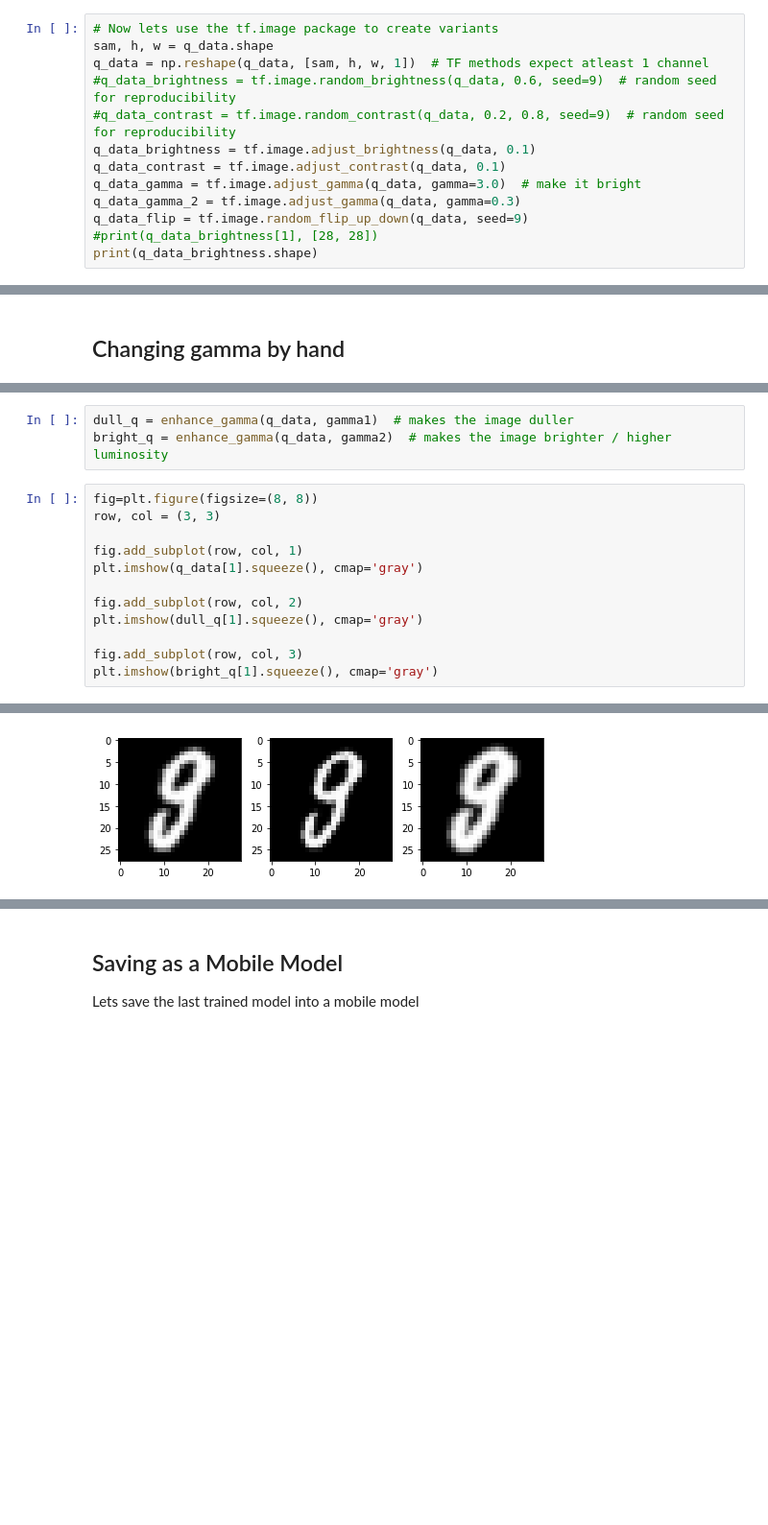
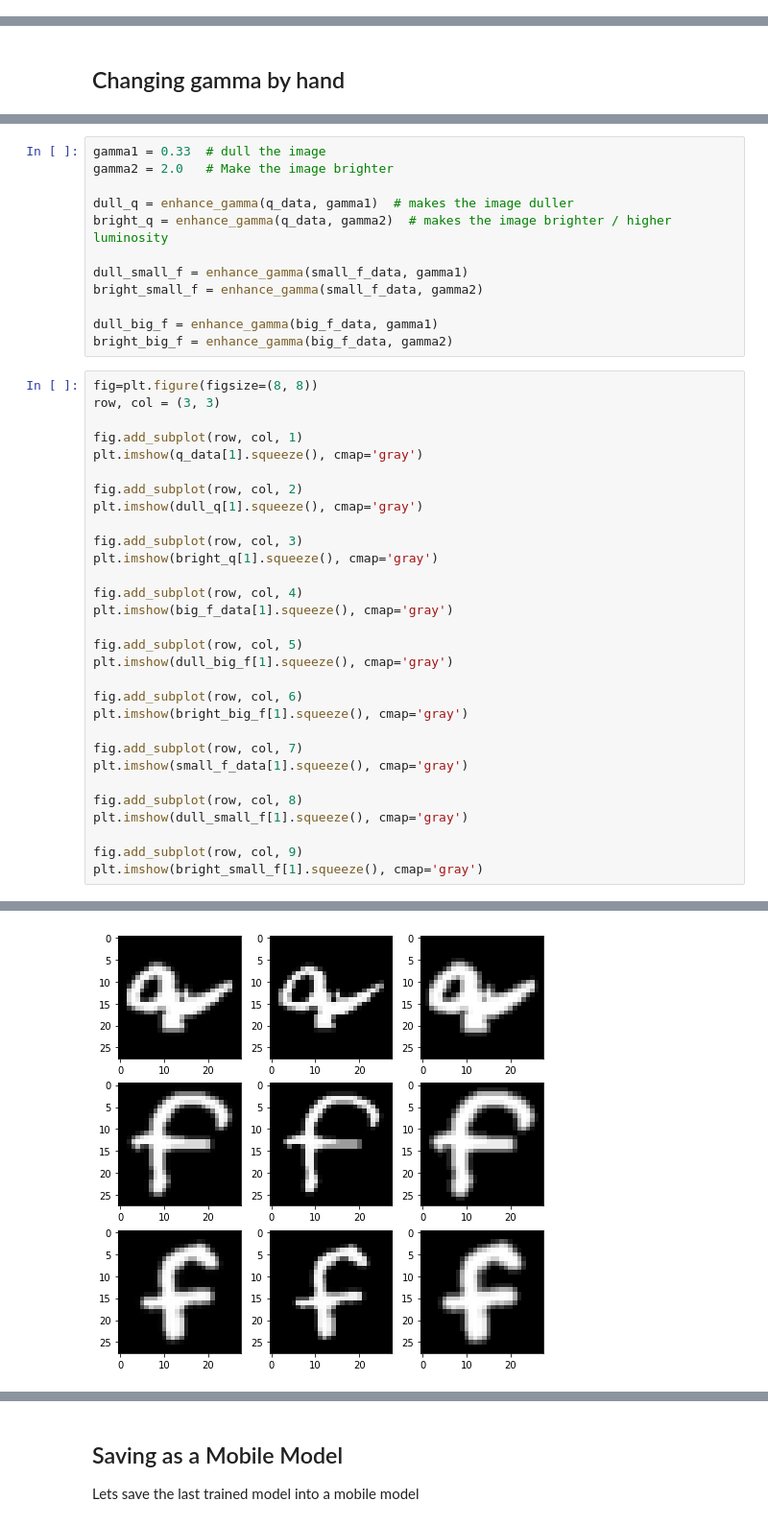
Before and after one commit to PacktPublishing/Hands-On-Deep-Learning-for-Mobile, a Jupyter notebook: Chapter5/mobile_cnn_model.ipynb, the cells around one changed output, grey strips where cells are left out. Shown at 96% size. Drawn from its saved outputs; the diff is of its cells as text; blank space fills up the shorter version.

Commit message:
complete till data aug. Need to rerun the full sheet once before publication

```diff
--- a/Chapter5/mobile_cnn_model.ipynb
+++ b/Chapter5/mobile_cnn_model.ipynb
@@ -632,13 +645,0 @@ L = [train['labels'] == 21]  # mask of all training images corresponding to 'L'
-# %%
-# Now lets use the tf.image package to create variants
-sam, h, w = q_data.shape
-q_data = np.reshape(q_data, [sam, h, w, 1])  # TF methods expect atleast 1 channel
-#q_data_brightness = tf.image.random_brightness(q_data, 0.6, seed=9)  # random seed for reproducibility
-#q_data_contrast = tf.image.random_contrast(q_data, 0.2, 0.8, seed=9)  # random seed for reproducibility
-q_data_brightness = tf.image.adjust_brightness(q_data, 0.1)
-q_data_contrast = tf.image.adjust_contrast(q_data, 0.1)
-q_data_gamma = tf.image.adjust_gamma(q_data, gamma=3.0)  # make it bright
-q_data_gamma_2 = tf.image.adjust_gamma(q_data, gamma=0.3)
-q_data_flip = tf.image.random_flip_up_down(q_data, seed=9)
-#print(q_data_brightness[1], [28, 28])
-print(q_data_brightness.shape)
@@ -882,23 +774,50 @@ gamma2 = 2.0
 def enhance_gamma(img, gamma):
     return ((img / 255.) ** (1 / gamma)) * 255.
 # %%
+gamma1 = 0.33  # dull the image
+gamma2 = 2.0   # Make the image brighter
+
 dull_q = enhance_gamma(q_data, gamma1)  # makes the image duller
 bright_q = enhance_gamma(q_data, gamma2)  # makes the image brighter / higher luminosity
+
+dull_small_f = enhance_gamma(small_f_data, gamma1)
+bright_small_f = enhance_gamma(small_f_data, gamma2)
+
+dull_big_f = enhance_gamma(big_f_data, gamma1)
+bright_big_f = enhance_gamma(big_f_data, gamma2)
 # %%
 fig=plt.figure(figsize=(8, 8))
 row, col = (3, 3)
 
 fig.add_subplot(row, col, 1)
 plt.imshow(q_data[1].squeeze(), cmap='gray')
 
 fig.add_subplot(row, col, 2)
 plt.imshow(dull_q[1].squeeze(), cmap='gray')
 
 fig.add_subplot(row, col, 3)
 plt.imshow(bright_q[1].squeeze(), cmap='gray')
+
+fig.add_subplot(row, col, 4)
+plt.imshow(big_f_data[1].squeeze(), cmap='gray')
+
+fig.add_subplot(row, col, 5)
+plt.imshow(dull_big_f[1].squeeze(), cmap='gray')
+
+fig.add_subplot(row, col, 6)
+plt.imshow(bright_big_f[1].squeeze(), cmap='gray')
+
+fig.add_subplot(row, col, 7)
+plt.imshow(small_f_data[1].squeeze(), cmap='gray')
+
+fig.add_subplot(row, col, 8)
+plt.imshow(dull_small_f[1].squeeze(), cmap='gray')
+
+fig.add_subplot(row, col, 9)
+plt.imshow(bright_small_f[1].squeeze(), cmap='gray')
 # %% [output]
 <matplotlib.image.AxesImage at 0x...>
-[figure, old version]
+[figure, new version]
 # %%
 gamma_train = np.concatenate((train['features'], dull_q.squeeze(), bright_q.squeeze()))
 gamma_train_labels = np.concatenate((train['labels'], q_labels, q_labels))
```
Also changed, not shown: parts of 24 cells of this notebook.
